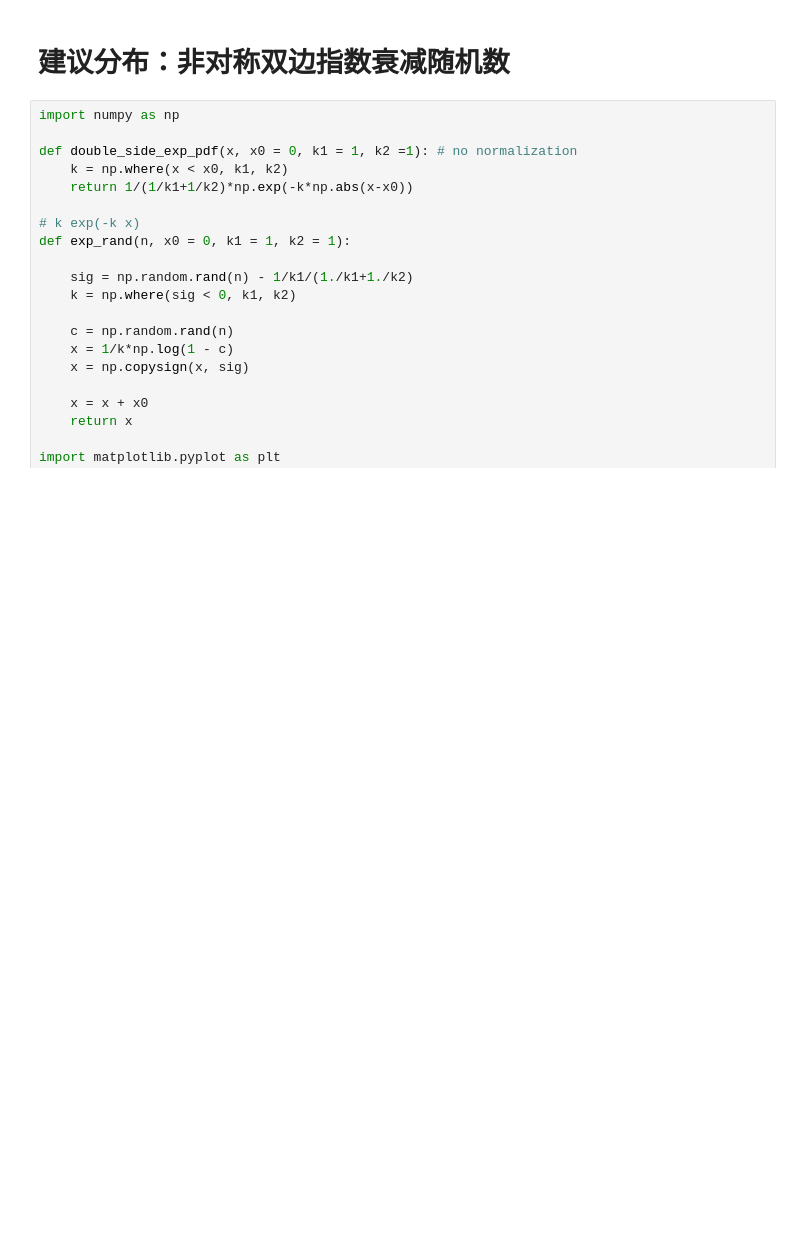
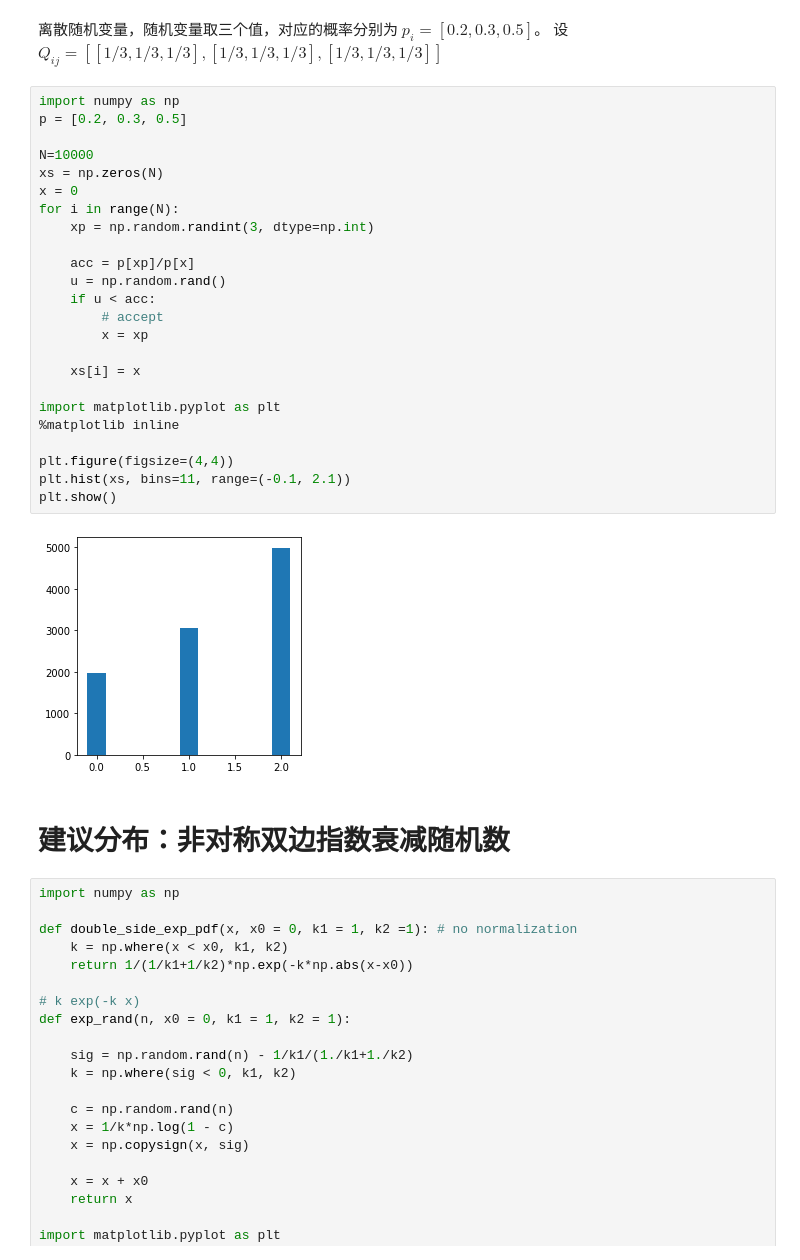
Before and after one commit to lhprojects/blog, a Jupyter notebook: JupyterNotebooks/Metropolis-Hasting.ipynb, the cells around one changed output. Drawn from its saved outputs; the diff is of its cells as text; blank space fills up the shorter version.

```diff
--- a/JupyterNotebooks/Metropolis-Hasting.ipynb
+++ b/JupyterNotebooks/Metropolis-Hasting.ipynb
@@ -4,3 +38,32 @@
+# %% [markdown]
+离散随机变量，随机变量取三个值，对应的概率分别为 ${p_i}=[0.2, 0.3, 0.5]$。
+设 $Q_{ij} = [[1/3,1/3,1/3],[1/3,1/3,1/3],[1/3,1/3,1/3]]$
+# %%
+import numpy as np
+p = [0.2, 0.3, 0.5]
+
+N=10000
+xs = np.zeros(N)
+x = 0
+for i in range(N):
+    xp = np.random.randint(3, dtype=np.int)
+
+    acc = p[xp]/p[x]
+    u = np.random.rand()
+    if u < acc:
+        # accept
+        x = xp
+
+    xs[i] = x
+
+import matplotlib.pyplot as plt
+%matplotlib inline
+
+plt.figure(figsize=(4,4))
+plt.hist(xs, bins=11, range=(-0.1, 2.1))
+plt.show()
+# %% [output]
+[figure, added]
 # %% [markdown]
 # 建议分布：非对称双边指数衰减随机数
 # %%
```
Also changed, not shown: parts of 4 cells of this notebook.
